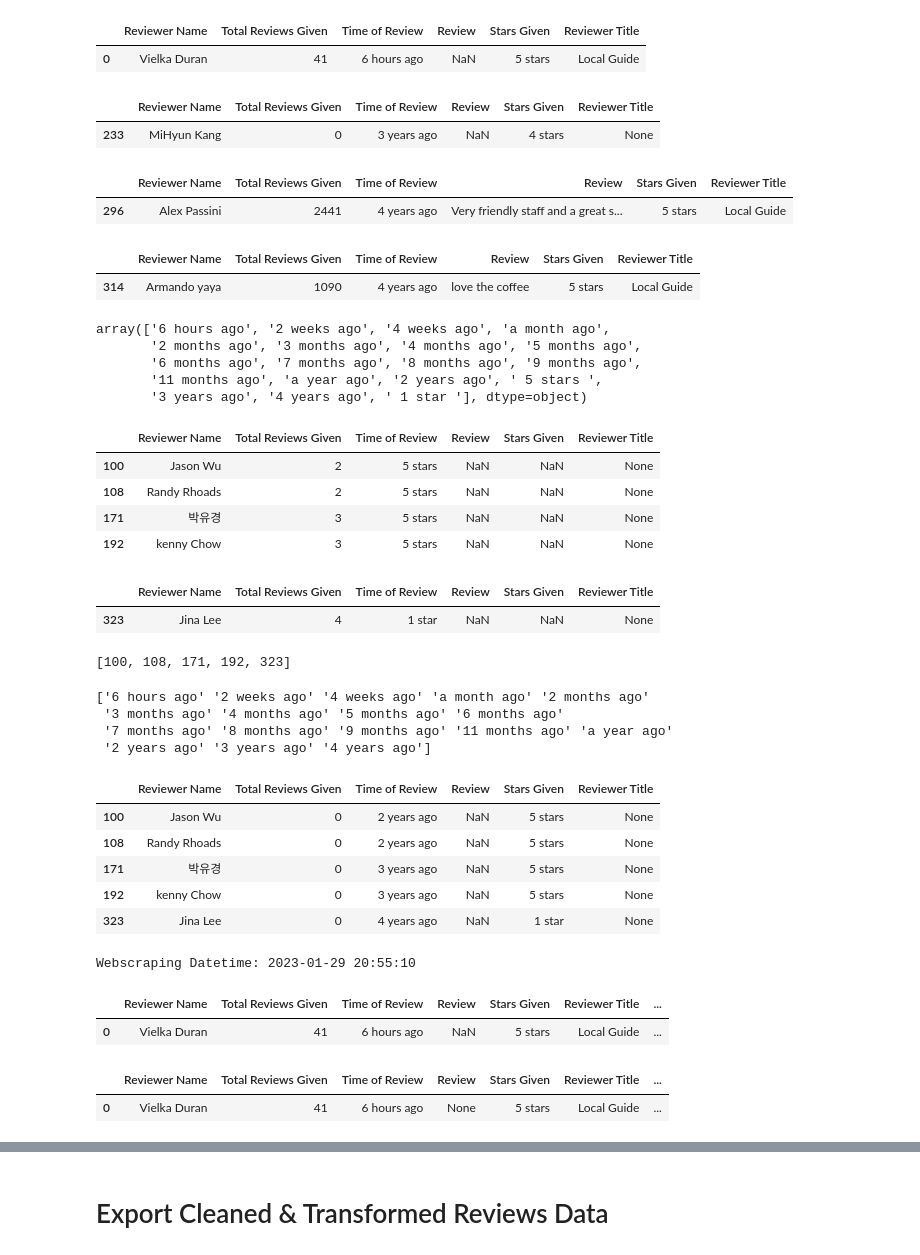
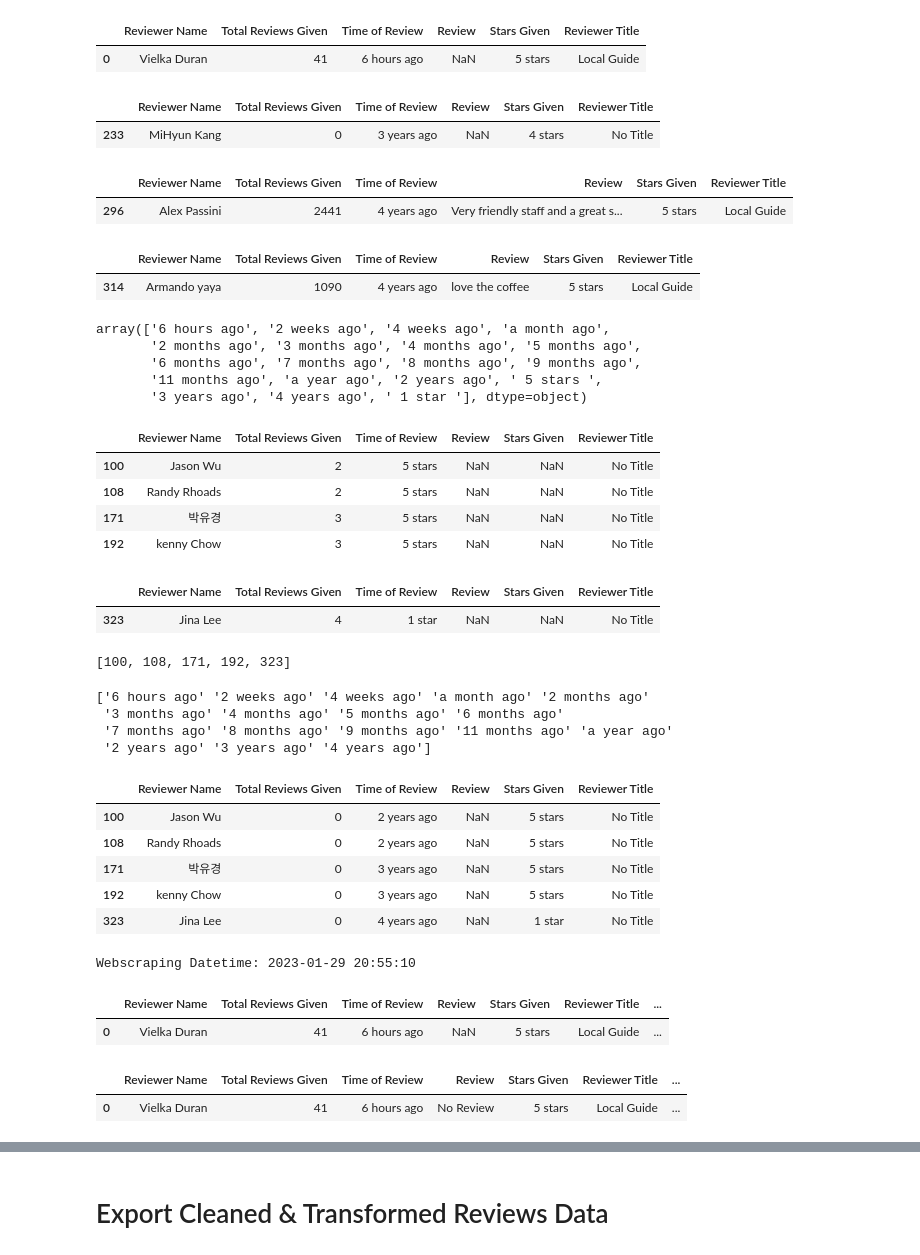
Before and after one commit to kjeshang/NespressoMetropolisCustomerReviewAnalysis, a Jupyter notebook: 2_DataCleaning.ipynb, the cells around one changed output, grey strips where cells are left out. Cells and saved outputs as stored; diff of their text form; code cells hidden in the pictures.

```diff
--- a/2_DataCleaning.ipynb
+++ b/2_DataCleaning.ipynb
@@ -96,7 +96,7 @@ Index(['Reviewer Name', 'Total Reviews Given', 'Time of Review', 'Review',
 # Retrieve reviewer title from 'Total Reviews Given' column
 # and create a new 'Reviewer Title' column
 def get_reviewerTitle(df):
-    df['Reviewer Title'] = None;
+    df['Reviewer Title'] = "No Title";
     for i in df.index:
         if '·' in df.loc[i, 'Total Reviews Given']:
             colValue = df.loc[i, 'Total Reviews Given'].split('·');
@@ -165,7 +165,7 @@ display(dfCleaned_reviews[dfCleaned_reviews['Reviewer Name'] == 'Alex Passini'])
 display(dfCleaned_reviews[dfCleaned_reviews['Reviewer Name'] == 'Armando yaya'])
 # %% [output]
 |  | Reviewer Name | Total Reviews Given | Time of Review | Review | Stars Given | Reviewer Title |
-| 233 | MiHyun Kang | 0 | 3 years ago | NaN | 4 stars | None |
+| 233 | MiHyun Kang | 0 | 3 years ago | NaN | 4 stars | No Title |
 |  | Reviewer Name | Total Reviews Given | Time of Review | Review | Stars Given | Reviewer Title |
 | 296 | Alex Passini | 2441 | 4 years ago | Very friendly staff and a great s... | 5 stars | Local Guide |
 |  | Reviewer Name | Total Reviews Given | Time of Review | Review | Stars Given | Reviewer Title |
@@ -190,12 +190,12 @@ display(dfCleaned_reviews[dfCleaned_reviews['Time of Review'] == ' 5 stars '])
 display(dfCleaned_reviews[dfCleaned_reviews['Time of Review'] == ' 1 star '])
 # %% [output]
 |  | Reviewer Name | Total Reviews Given | Time of Review | Review | Stars Given | Reviewer Title |
-| 100 | Jason Wu | 2 | 5 stars | NaN | NaN | None |
-| 108 | Randy Rhoads | 2 | 5 stars | NaN | NaN | None |
-| 171 | 박유경 | 3 | 5 stars | NaN | NaN | None |
-| 192 | kenny Chow | 3 | 5 stars | NaN | NaN | None |
+| 100 | Jason Wu | 2 | 5 stars | NaN | NaN | No Title |
+| 108 | Randy Rhoads | 2 | 5 stars | NaN | NaN | No Title |
+| 171 | 박유경 | 3 | 5 stars | NaN | NaN | No Title |
+| 192 | kenny Chow | 3 | 5 stars | NaN | NaN | No Title |
 |  | Reviewer Name | Total Reviews Given | Time of Review | Review | Stars Given | Reviewer Title |
-| 323 | Jina Lee | 4 | 1 star | NaN | NaN | None |
+| 323 | Jina Lee | 4 | 1 star | NaN | NaN | No Title |
 # %%
 # Get index of rows where web scraped data for 'Total Reviews Given'
 # and 'Time of Review' is invalid
@@ -236,11 +236,11 @@ dfCleaned_reviews.loc[invalidWebScrape_index_list]
  '7 months ago' '8 months ago' '9 months ago' '11 months ago' 'a year ago'
  '2 years ago' '3 years ago' '4 years ago']
 |  | Reviewer Name | Total Reviews Given | Time of Review | Review | Stars Given | Reviewer Title |
-| 100 | Jason Wu | 0 | 2 years ago | NaN | 5 stars | None |
-| 108 | Randy Rhoads | 0 | 2 years ago | NaN | 5 stars | None |
-| 171 | 박유경 | 0 | 3 years ago | NaN | 5 stars | None |
-| 192 | kenny Chow | 0 | 3 years ago | NaN | 5 stars | None |
-| 323 | Jina Lee | 0 | 4 years ago | NaN | 1 star | None |
+| 100 | Jason Wu | 0 | 2 years ago | NaN | 5 stars | No Title |
+| 108 | Randy Rhoads | 0 | 2 years ago | NaN | 5 stars | No Title |
+| 171 | 박유경 | 0 | 3 years ago | NaN | 5 stars | No Title |
+| 192 | kenny Chow | 0 | 3 years ago | NaN | 5 stars | No Title |
+| 323 | Jina Lee | 0 | 4 years ago | NaN | 1 star | No Title |
 # %%
 # Find the year of review using the 'Webscraping Datetime' value from general metrics data
 # and 'Time of Review' column values from reviews data
@@ -279,22 +279,22 @@ Webscraping Datetime: 2023-01-29 20:55:10
 # %%
 # Clean values in 'Review' column such that values showing "Response from the owner"
 # and null values are accomodated for
 def clean_reviews(df):
     for i in df[df['Review'].isnull()].index.tolist():
-        df.loc[i, 'Review'] = None;
+        df.loc[i, 'Review'] = "No Review";
 
     for i in df.index:
         if df.loc[i, 'Review'] is not None:
             if 'Response from the owner' in df.loc[i, 'Review']:
-                df.loc[i, 'Review'] = None;
+                df.loc[i, 'Review'] = "No Review";
 
     return df;
 
 dfCleaned_reviews = clean_reviews(dfCleaned_reviews);
 dfCleaned_reviews.head(1)
 # %% [output]
 |  | Reviewer Name | Total Reviews Given | Time of Review | Review | Stars Given | Reviewer Title | ... |
-| 0 | Vielka Duran | 41 | 6 hours ago | None | 5 stars | Local Guide | ... |
+| 0 | Vielka Duran | 41 | 6 hours ago | No Review | 5 stars | Local Guide | ... |
 # %%
 # Clean 'Stars Given' column and change data type of column to numeric
 dfCleaned_reviews['Stars Given'] = dfCleaned_reviews['Stars Given'].apply(lambda x: x.strip().split(" ")[0]);
```
Also changed, not shown: parts of 2 cells of this notebook, 2 other files.
